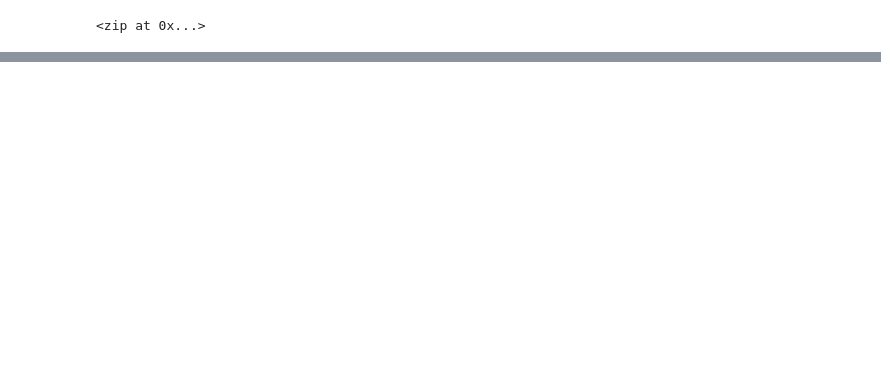
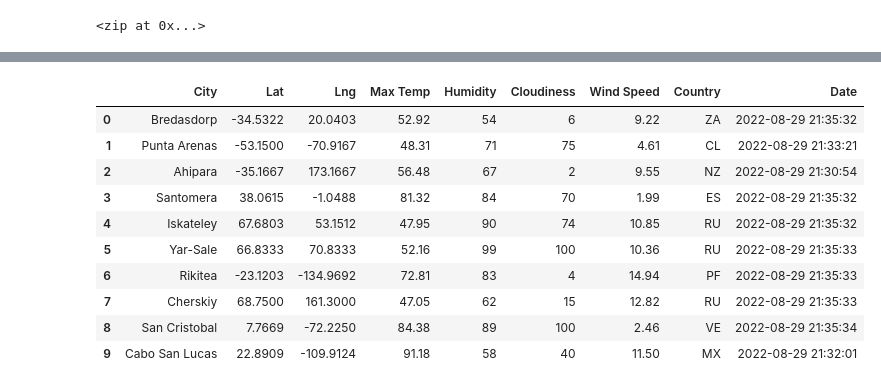
Before and after one commit to Andrew-E-Walters/World_Weather_Analysis, a Jupyter notebook: WeatherPy.ipynb, the cells around one changed output, grey strips where cells are left out. Cells and saved outputs as stored; diff of their text form; code cells hidden in the pictures; blank space fills up the shorter version.

Commit message:
adding WeatherPy

```diff
--- a/WeatherPy.ipynb
+++ b/WeatherPy.ipynb
@@ -32,0 +39,3 @@ len(cities)
+# %%
+# Starting URL for Weather Map API Call.
+url = "http://api.openweathermap.org/data/2.5/weather?units=Imperial&APPID=" + weather_api_key
@@ -32,0 +138,16 @@ len(cities)
+# %%
+# Convert the array of dictionaries to a Pandas DataFrame.
+city_data_df = pd.DataFrame(city_data)
+city_data_df.head(10)
+# %% [output]
+|  | City | Lat | Lng | Max Temp | Humidity | Cloudiness | Wind Speed | Country | Date |
+| 0 | Bredasdorp | -34.5322 | 20.0403 | 52.92 | 54 | 6 | 9.22 | ZA | 2022-08-29 21:35:32 |
+| 1 | Punta Arenas | -53.1500 | -70.9167 | 48.31 | 71 | 75 | 4.61 | CL | 2022-08-29 21:33:21 |
+| 2 | Ahipara | -35.1667 | 173.1667 | 56.48 | 67 | 2 | 9.55 | NZ | 2022-08-29 21:30:54 |
+| 3 | Santomera | 38.0615 | -1.0488 | 81.32 | 84 | 70 | 1.99 | ES | 2022-08-29 21:35:32 |
+| 4 | Iskateley | 67.6803 | 53.1512 | 47.95 | 90 | 74 | 10.85 | RU | 2022-08-29 21:35:32 |
+| 5 | Yar-Sale | 66.8333 | 70.8333 | 52.16 | 99 | 100 | 10.36 | RU | 2022-08-29 21:35:33 |
+| 6 | Rikitea | -23.1203 | -134.9692 | 72.81 | 83 | 4 | 14.94 | PF | 2022-08-29 21:35:33 |
+| 7 | Cherskiy | 68.7500 | 161.3000 | 47.05 | 62 | 15 | 12.82 | RU | 2022-08-29 21:35:33 |
+| 8 | San Cristobal | 7.7669 | -72.2250 | 84.38 | 89 | 100 | 2.46 | VE | 2022-08-29 21:35:34 |
+| 9 | Cabo San Lucas | 22.8909 | -109.9124 | 91.18 | 58 | 40 | 11.50 | MX | 2022-08-29 21:32:01 |
```
Also changed, not shown: parts of 7 cells of this notebook.
